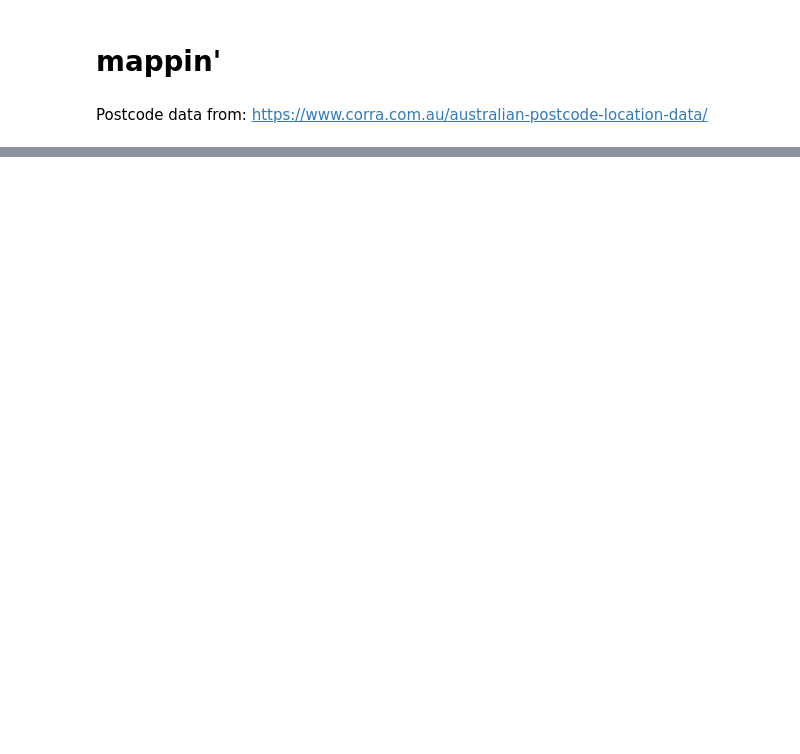
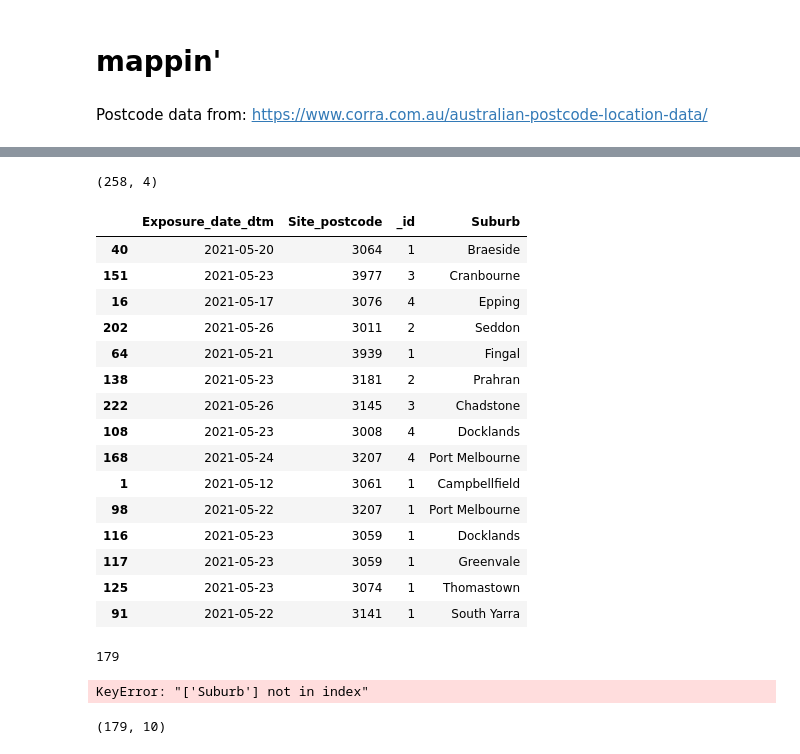
Before and after one commit to IsaKiko/lockdown4_graphs, a Jupyter notebook: lockdown4.ipynb, the cells around one changed output, grey strips where cells are left out. Drawn from its saved outputs; the diff is of its cells as text; code cells hidden in the pictures; blank space fills up the shorter version.

```diff
--- a/lockdown4.ipynb
+++ b/lockdown4.ipynb
@@ -270,0 +301,4 @@ df_loc.Site_postcode = df_loc.Site_postcode.astype('string')
+# %%
+temp = df_official.drop_duplicates(['Site_postcode', 'Suburb'])[['Site_postcode', 'Suburb']]
+
+temp.shape
@@ -271 +329,29 @@ df_loc.Site_postcode = df_loc.Site_postcode.astype('string')
+# %%
+a2 = a.merge(temp,
+            left_on='Site_postcode',
+            right_on = 'Site_postcode',
+            how='left')
+# %%
+a2.shape
+# %% [output]
+(258, 4)
+# %%
+a2.sample(15)
+# %% [output]
+|  | Exposure_date_dtm | Site_postcode | _id | Suburb |
+| 40 | 2021-05-20 | 3064 | 1 | Braeside |
+| 151 | 2021-05-23 | 3977 | 3 | Cranbourne |
+| 16 | 2021-05-17 | 3076 | 4 | Epping |
+| 202 | 2021-05-26 | 3011 | 2 | Seddon |
+| 64 | 2021-05-21 | 3939 | 1 | Fingal |
+| 138 | 2021-05-23 | 3181 | 2 | Prahran |
+| 222 | 2021-05-26 | 3145 | 3 | Chadstone |
+| 108 | 2021-05-23 | 3008 | 4 | Docklands |
+| 168 | 2021-05-24 | 3207 | 4 | Port Melbourne |
+| 1 | 2021-05-12 | 3061 | 1 | Campbellfield |
+| 98 | 2021-05-22 | 3207 | 1 | Port Melbourne |
+| 116 | 2021-05-23 | 3059 | 1 | Docklands |
+| 117 | 2021-05-23 | 3059 | 1 | Greenvale |
+| 125 | 2021-05-23 | 3074 | 1 | Thomastown |
+| 91 | 2021-05-22 | 3141 | 1 | South Yarra |
 # %%
@@ -274,2 +358,6 @@ a.head()
 df_map = a.merge(df_loc, on=['Site_postcode'], how='left')
 df_map['days_in_the_past'] = df_map.Exposure_date_dtm.subtract(dt.datetime.today()).dt.days
+# %%
+len(df_map)
+# %% [output]
+179
@@ -275,0 +366,8 @@ df_map['days_in_the_past'] = df_map.Exposure_date_dtm.subtract(dt.datetime.today
+# %%
+df_map[['suburb', 'Suburb']].sample(10)
+# %% [output]
+KeyError: "['Suburb'] not in index"
+# %%
+df_map.shape
+# %% [output]
+(179, 10)
```
Also changed, not shown: parts of 26 cells of this notebook, 1 other file.
